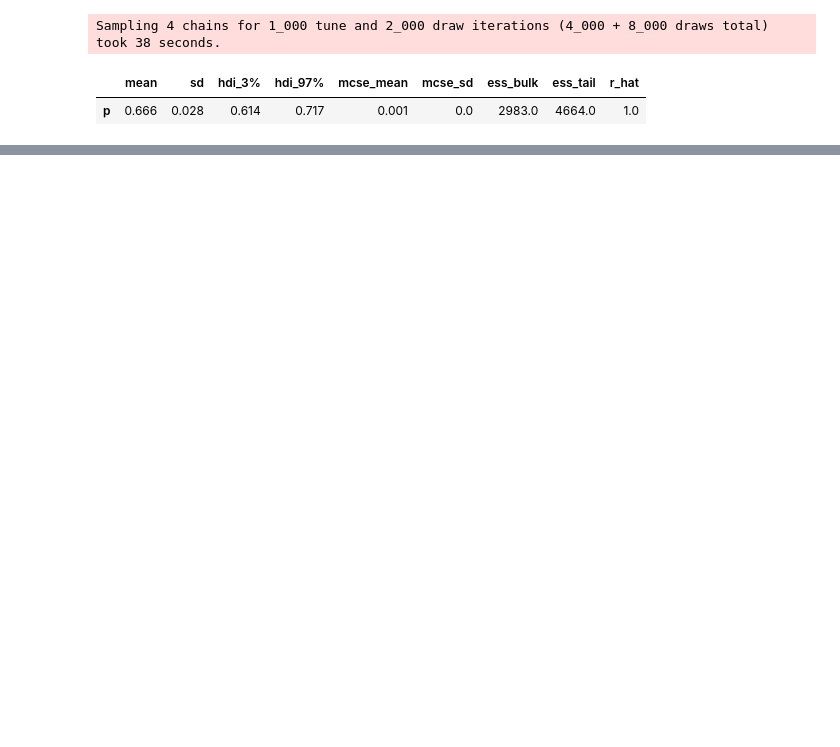
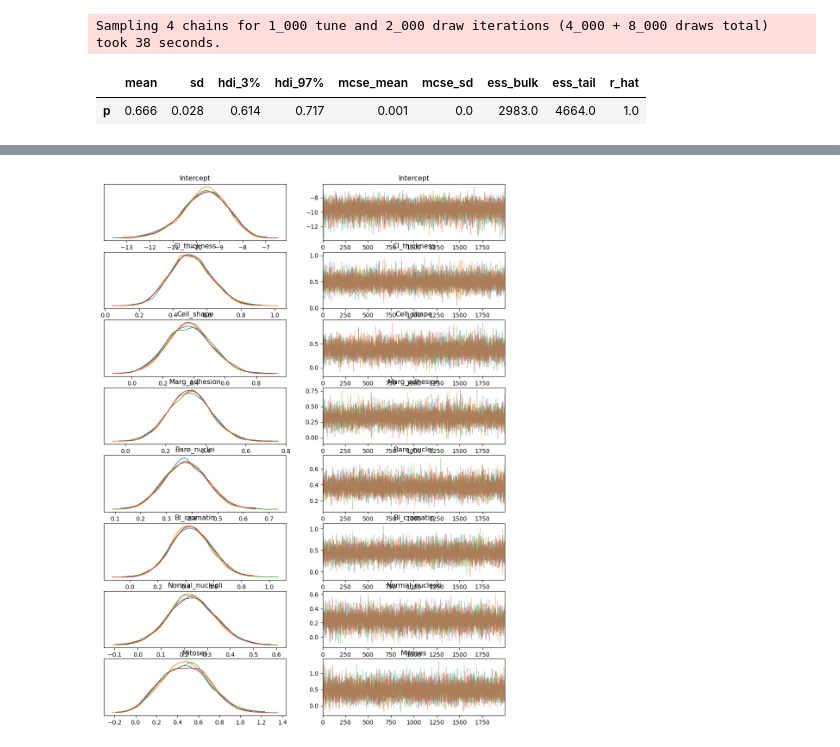
Before and after one commit to ebtrout/Bayesian, a Jupyter notebook: Bayesian.ipynb, the cells around one changed output, grey strips where cells are left out. Saved outputs shown, nothing was run; the diff lists cells and outputs as text; code cells hidden in the pictures; blank space fills up the shorter version.

```diff
--- a/Bayesian.ipynb
+++ b/Bayesian.ipynb
@@ -27,0 +78,15 @@ data = pd.read_csv("C:/Users/emant/Downloads/unemployment.csv")["UN"]
+# %%
+import pandas as pd
+
+data = pd.read_csv("data/BreastCancer.csv")
+data['response'] = (data['Class'] == 'malignant').astype(int)
+# Drop the 'Id' column
+data.drop(columns=['Class',"Id","Cell_size"], inplace=True)
+
+# Convert explanatory variables to numeric
+data.iloc[:, :-1] = data.iloc[:, :-1].apply(pd.to_numeric, errors='coerce')
+
+# Convert 'Class' column to categorical
+#data['Class'] = data['Class'].astype('category')
+
+# Check dataset info
@@ -27,0 +128,12 @@ data = pd.read_csv("C:/Users/emant/Downloads/unemployment.csv")["UN"]
+# %%
+import bambi as bmb
+
+model = bmb.Model("response ~ Cl_thickness + Cell_shape + Marg_adhesion + Bare_nuclei + Bl_cromatin + Normal_nucleoli + Mitoses",
+data=data,family="bernoulli")
+fitModel = model.fit( draws=2000, random_seed=85208 ,
+idata_kwargs={"log_likelihood": True})
+
+import arviz as az
+
+az.summary(fitModel, hdi_prob=0.95)
+az.plot_trace(fitModel, compact=False);
@@ -28,2 +160,6 @@ data = pd.read_csv("C:/Users/emant/Downloads/unemployment.csv")["UN"]
+# %%
+az.plot_trace(fitModel, compact=False);
+# %% [output]
+[figure, added]
 # %%
 # %% [output]
```
Also changed, not shown: parts of 36 cells of this notebook, 5 other files.
